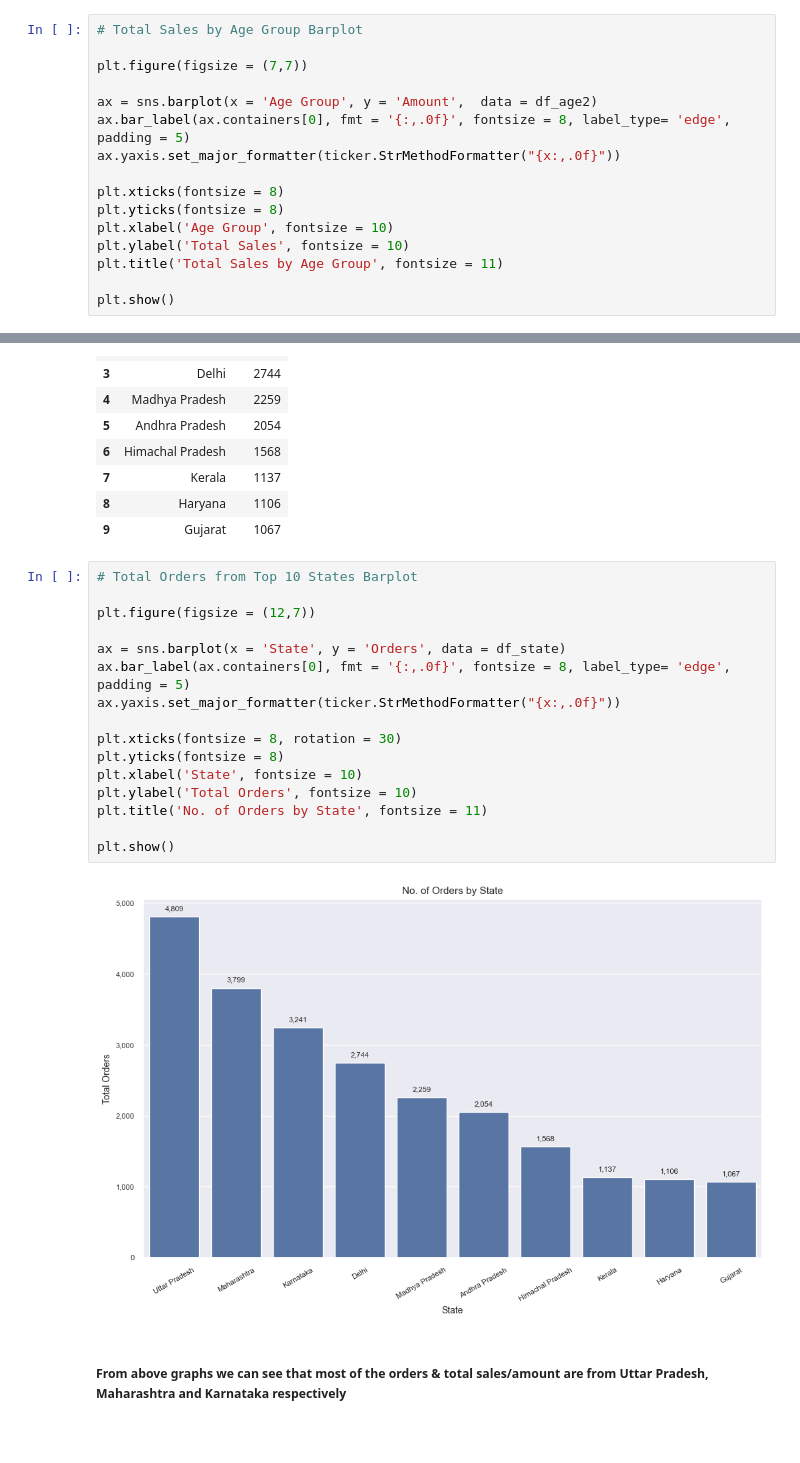
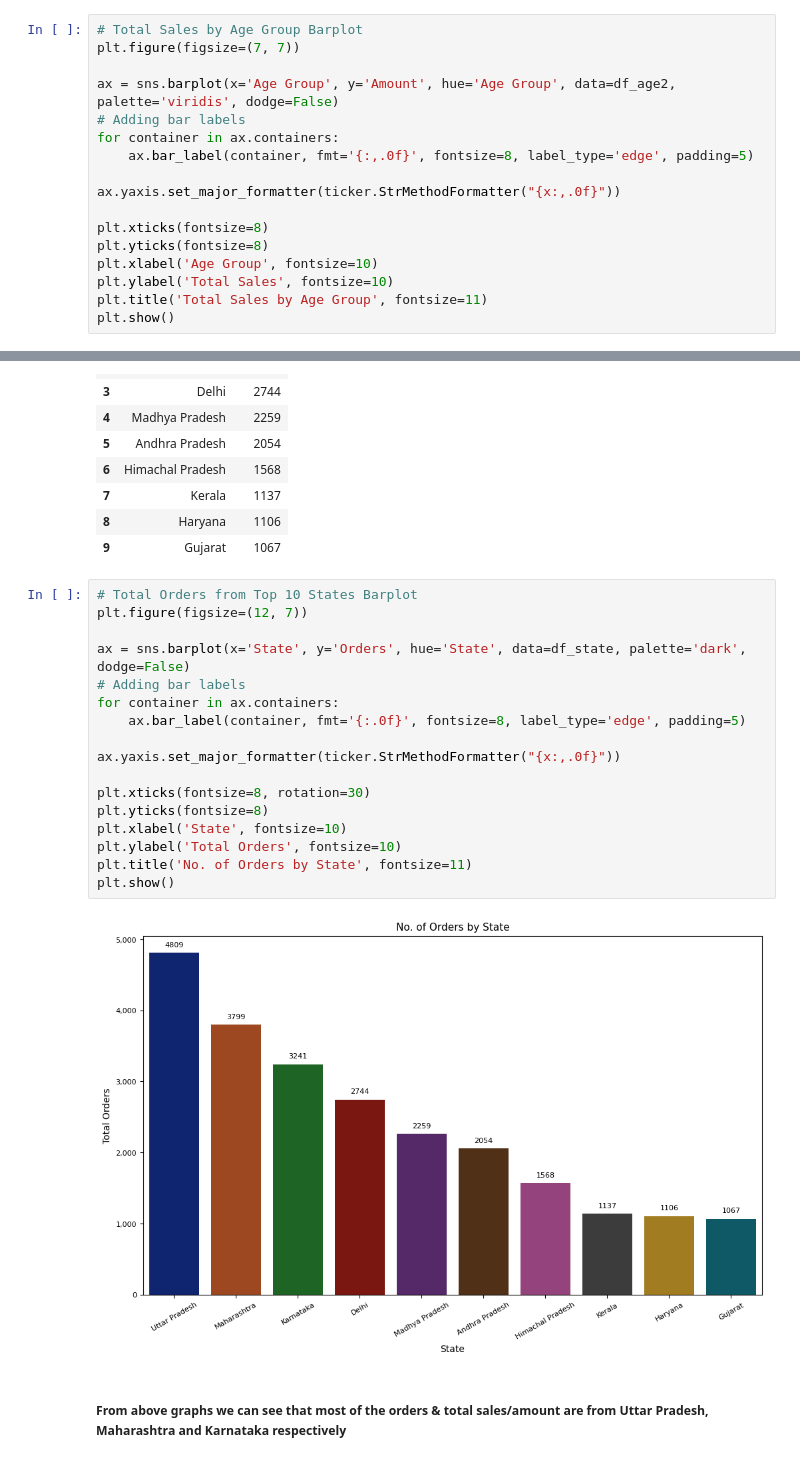
Before and after one commit to RichaSinghhh/Diwali-Sales-Analysis, a Jupyter notebook: Diwali Sales.ipynb, the cells around one changed output, grey strips where cells are left out. Cells and saved outputs as stored; diff of their text form; blank space fills up the shorter version.

```diff
--- a/Diwali Sales.ipynb
+++ b/Diwali Sales.ipynb
@@ -318,18 +318,19 @@ df_age2
 | 6 | 55+ | 4,080,987.00 |
 # %%
 # Total Sales by Age Group Barplot
+plt.figure(figsize=(7, 7))
 
-plt.figure(figsize = (7,7))
+ax = sns.barplot(x='Age Group', y='Amount', hue='Age Group', data=df_age2, palette='viridis', dodge=False)
+# Adding bar labels
+for container in ax.containers:
+    ax.bar_label(container, fmt='{:,.0f}', fontsize=8, label_type='edge', padding=5)
 
-ax = sns.barplot(x = 'Age Group', y = 'Amount',  data = df_age2)
-ax.bar_label(ax.containers[0], fmt = '{:,.0f}', fontsize = 8, label_type= 'edge', padding = 5)
 ax.yaxis.set_major_formatter(ticker.StrMethodFormatter("{x:,.0f}"))
 
-plt.xticks(fontsize = 8)
-plt.yticks(fontsize = 8)
-plt.xlabel('Age Group', fontsize = 10)
-plt.ylabel('Total Sales', fontsize = 10)
-plt.title('Total Sales by Age Group', fontsize = 11)
-
+plt.xticks(fontsize=8)
+plt.yticks(fontsize=8)
+plt.xlabel('Age Group', fontsize=10)
+plt.ylabel('Total Sales', fontsize=10)
+plt.title('Total Sales by Age Group', fontsize=11)
 plt.show()
 # %% [output]
@@ -379,22 +380,23 @@ df_state
 | 9 | Gujarat | 1067 |
 # %%
 # Total Orders from Top 10 States Barplot
+plt.figure(figsize=(12, 7))
 
-plt.figure(figsize = (12,7))
+ax = sns.barplot(x='State', y='Orders', hue='State', data=df_state, palette='dark', dodge=False)
+# Adding bar labels
+for container in ax.containers:
+    ax.bar_label(container, fmt='{:.0f}', fontsize=8, label_type='edge', padding=5)
 
-ax = sns.barplot(x = 'State', y = 'Orders', data = df_state)
-ax.bar_label(ax.containers[0], fmt = '{:,.0f}', fontsize = 8, label_type= 'edge', padding = 5)
 ax.yaxis.set_major_formatter(ticker.StrMethodFormatter("{x:,.0f}"))
 
-plt.xticks(fontsize = 8, rotation = 30)
-plt.yticks(fontsize = 8)
-plt.xlabel('State', fontsize = 10)
-plt.ylabel('Total Orders', fontsize = 10)
-plt.title('No. of Orders by State', fontsize = 11)
-
+plt.xticks(fontsize=8, rotation=30)
+plt.yticks(fontsize=8)
+plt.xlabel('State', fontsize=10)
+plt.ylabel('Total Orders', fontsize=10)
+plt.title('No. of Orders by State', fontsize=11)
 plt.show()
 # %% [output]
-[figure, old version]
+[figure, new version]
 # %% [markdown]
 ##### **From above graphs we can see that most of the orders & total sales/amount are from Uttar Pradesh, Maharashtra and Karnataka respectively**
 # %%
```
Also changed, not shown: parts of 37 cells of this notebook.
